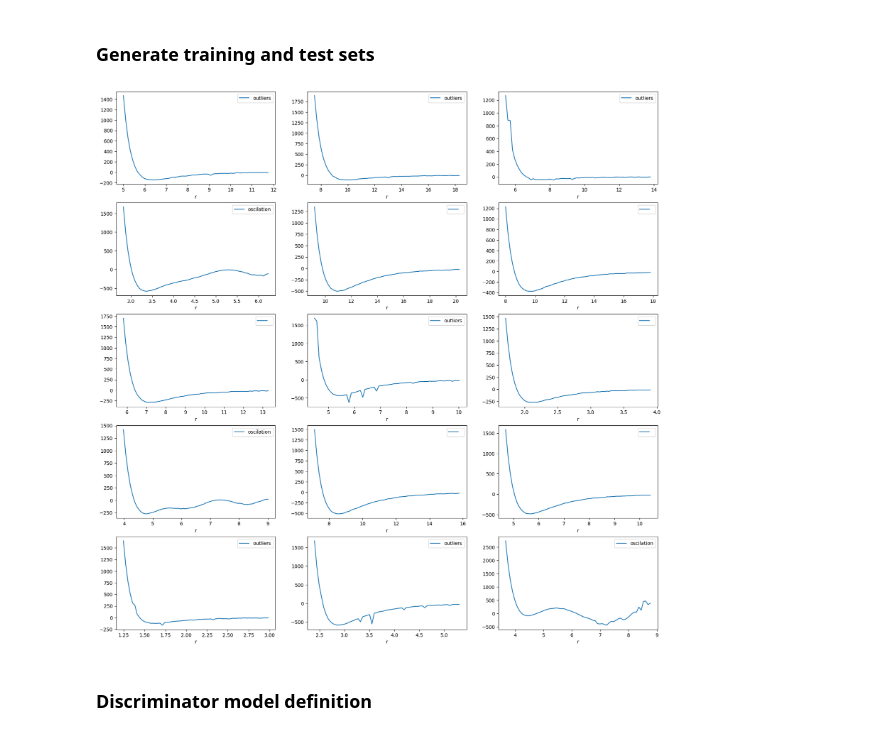
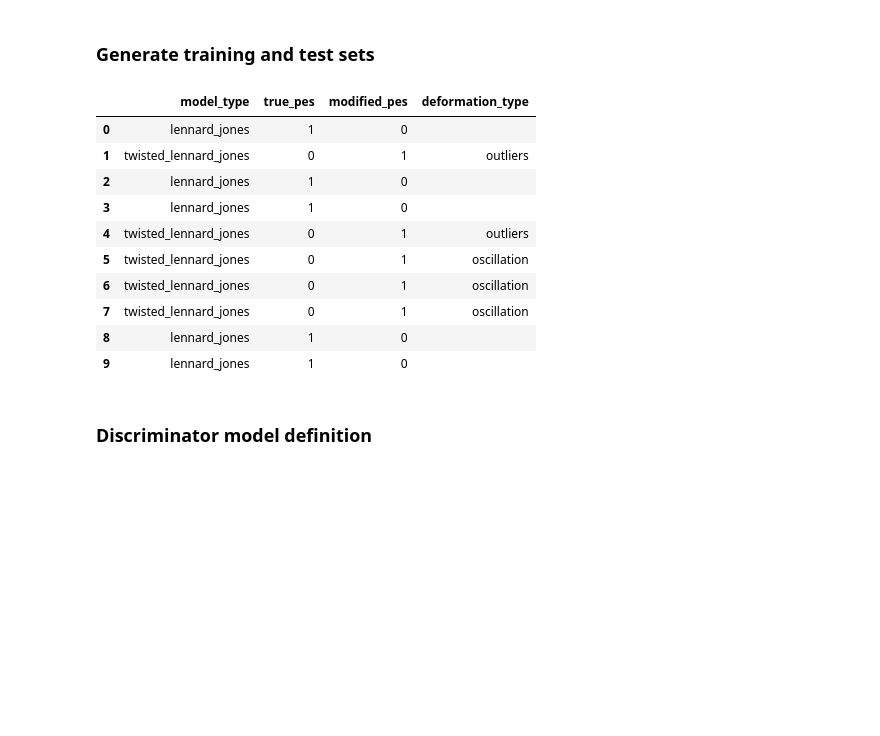
Before and after one commit to abatista-planas/PES_DL, a Jupyter notebook: scripts/main_pes_1D.ipynb, the cells around one changed output. Cells and saved outputs as stored; diff of their text form; code cells hidden in the pictures; blank space fills up the shorter version.

```diff
--- a/scripts/main_pes_1D.ipynb
+++ b/scripts/main_pes_1D.ipynb
@@ -22,11 +33,23 @@ gpu = True
 # %%
 X_train, y_train, X_test, y_test, df_samples = generate_discriminator_training_set(
     n_samples, in_features, test_split, gpu, generator_seed=[36, 25]
 )
 
-sample_visualization(df_samples)
+df_samples.drop(columns=['pes','parameters','deformation_parameters']).head(10)
+
+#sample_visualization(df_samples)
 # %% [output]
-[figure, removed]
+|  | model_type | true_pes | modified_pes | deformation_type |
+| 0 | lennard_jones | 1 | 0 |  |
+| 1 | twisted_lennard_jones | 0 | 1 | outliers |
+| 2 | lennard_jones | 1 | 0 |  |
+| 3 | lennard_jones | 1 | 0 |  |
+| 4 | twisted_lennard_jones | 0 | 1 | outliers |
+| 5 | twisted_lennard_jones | 0 | 1 | oscillation |
+| 6 | twisted_lennard_jones | 0 | 1 | oscillation |
+| 7 | twisted_lennard_jones | 0 | 1 | oscillation |
+| 8 | lennard_jones | 1 | 0 |  |
+| 9 | lennard_jones | 1 | 0 |  |
 # %% [markdown]
 ### Discriminator model definition
 # %%
```
Also changed, not shown: parts of 5 cells of this notebook, 6 other files.
